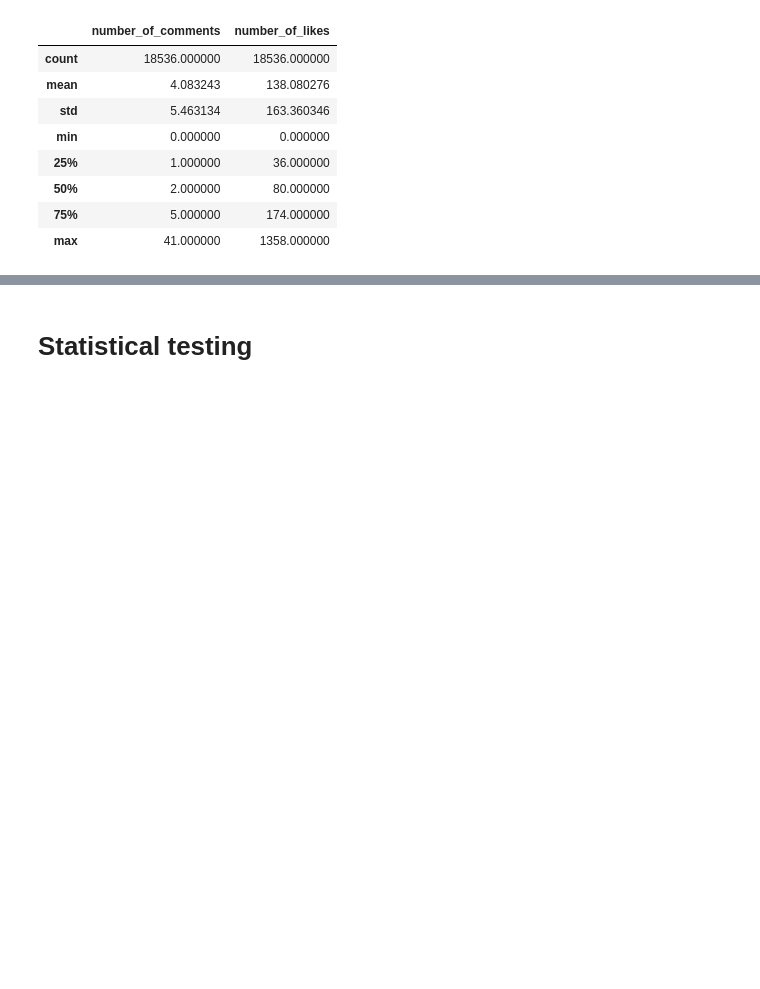
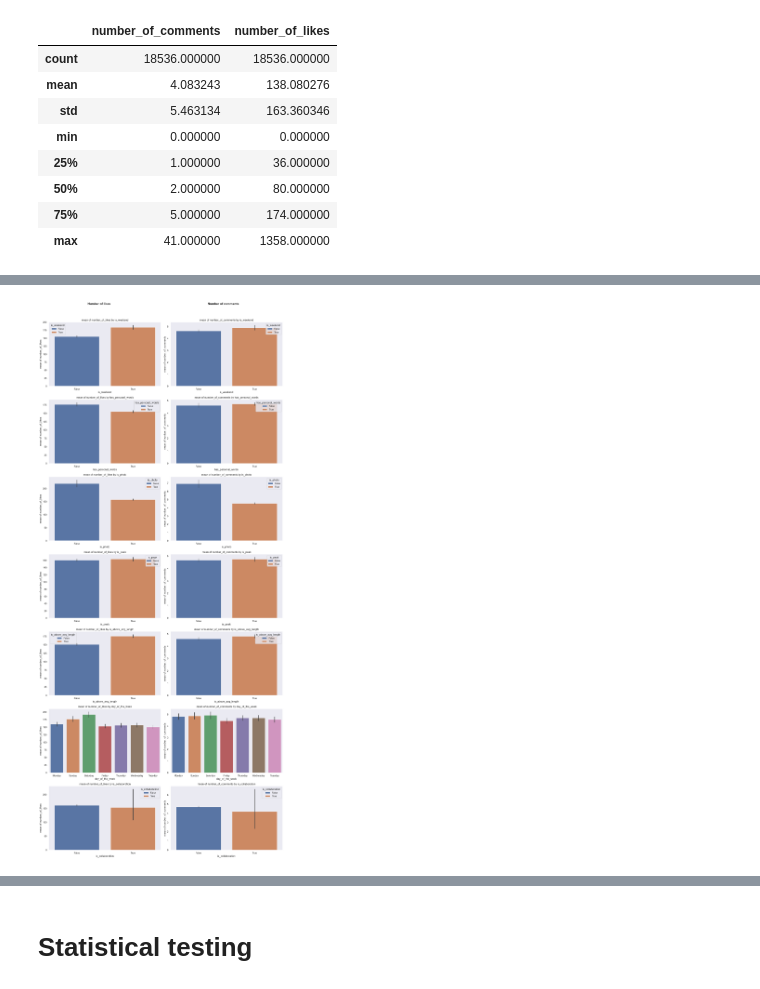
Before and after one commit to semwett0301/dms-hypothesis-testing, a Jupyter notebook: final_analysis.ipynb, the cells around one changed output, grey strips where cells are left out. Cells and saved outputs as stored; diff of their text form; code cells hidden in the pictures; blank space fills up the shorter version.

```diff
--- a/final_analysis.ipynb
+++ b/final_analysis.ipynb
@@ -1601,0 +1635,4 @@ final_cleaned_df.describe()
+# %%
+plot_grouped_feature_bars(df=international_df, x_cols=INDEPENDENT_FEATURES, features=TARGET_FEATURES)
+# %% [output]
+[figure, added]
```
Also changed, not shown: parts of 19 cells of this notebook.
